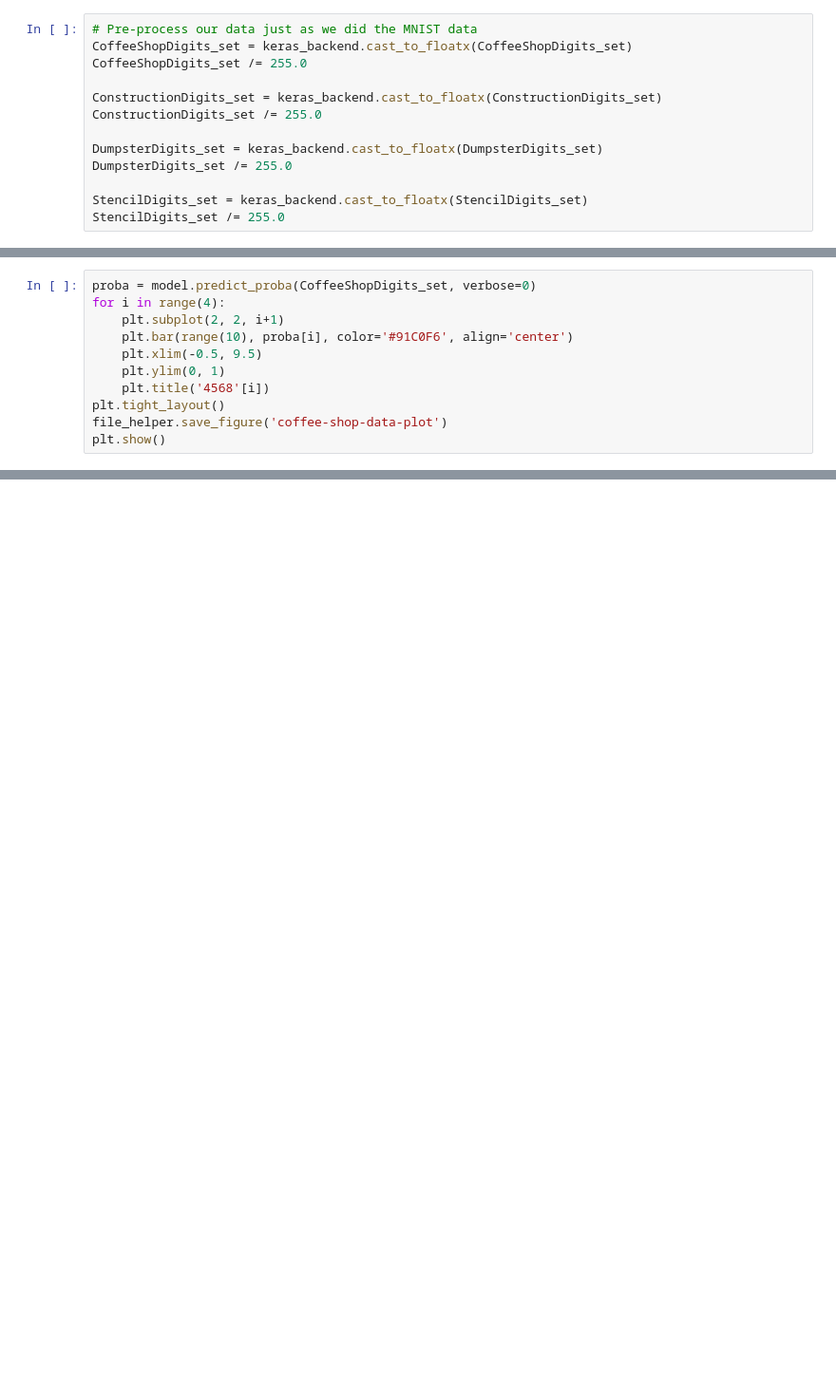
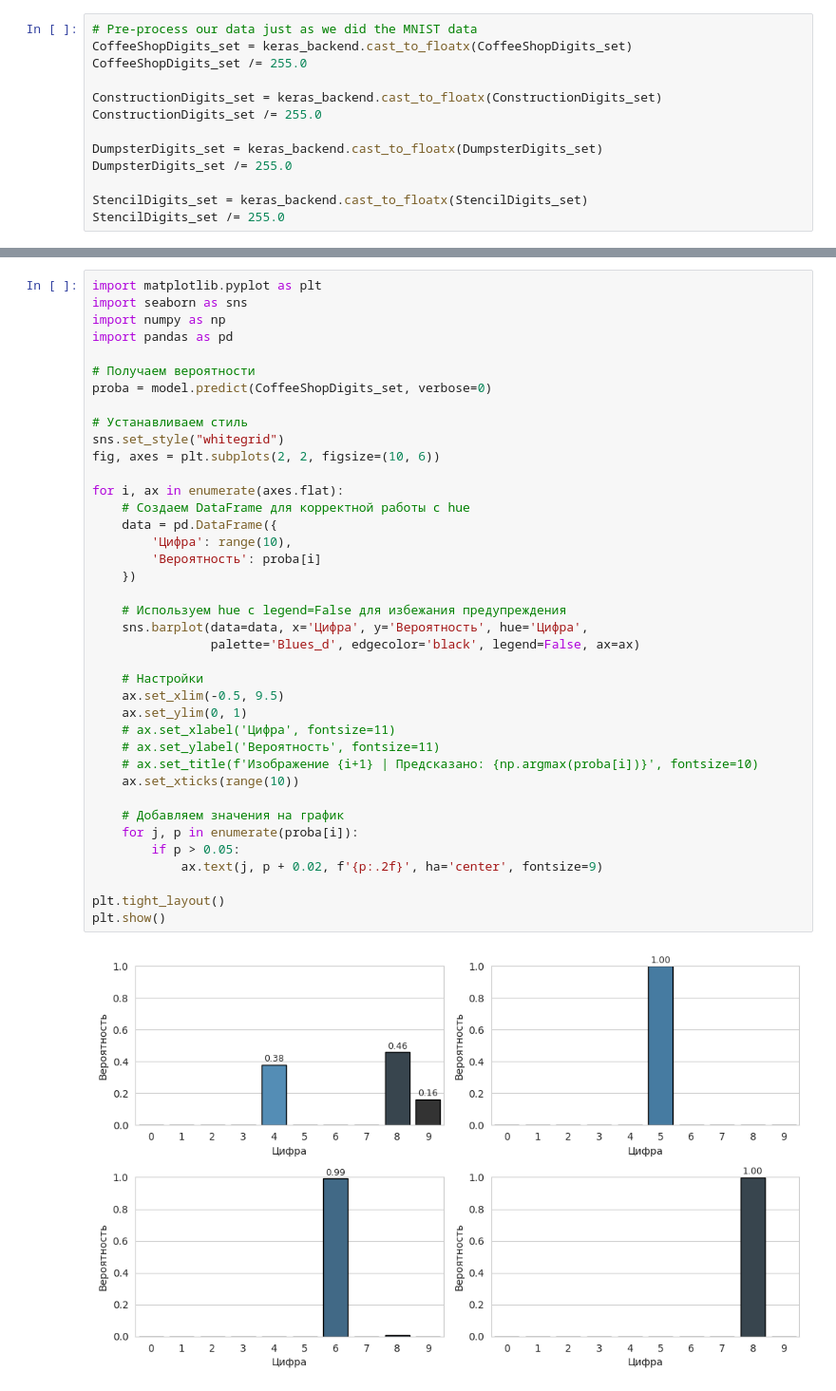
Before and after one commit to MinyaevAndrey/Glassner-DeepLearning-FromBasics-1st-Edition, a Jupyter notebook: DL-1st-Ed-Vol2-Code/Chapter23-KerasPart1/Keras-Notebook-05-MNIST-Photo-Prediction.ipynb, the cells around one changed output, grey strips where cells are left out. Shown at 95% size. Saved outputs shown, nothing was run; the diff lists cells and outputs as text; blank space fills up the shorter version.

```diff
--- a/DL-1st-Ed-Vol2-Code/Chapter23-KerasPart1/Keras-Notebook-05-MNIST-Photo-Prediction.ipynb
+++ b/DL-1st-Ed-Vol2-Code/Chapter23-KerasPart1/Keras-Notebook-05-MNIST-Photo-Prediction.ipynb
@@ -948,11 +929,0 @@ array([  5.85333101e-11,   3.03562002e-11,   3.01085518e-10,
-# %%
-proba = model.predict_proba(CoffeeShopDigits_set, verbose=0)
-for i in range(4):
-    plt.subplot(2, 2, i+1)
-    plt.bar(range(10), proba[i], color='#91C0F6', align='center')
-    plt.xlim(-0.5, 9.5)
-    plt.ylim(0, 1)
-    plt.title('4568'[i])
-plt.tight_layout()
-file_helper.save_figure('coffee-shop-data-plot')
-plt.show()
@@ -972,0 +972,41 @@ array([3, 3, 5])
+# %%
+import matplotlib.pyplot as plt
+import seaborn as sns
+import numpy as np
+import pandas as pd
+
+# Получаем вероятности
+proba = model.predict(CoffeeShopDigits_set, verbose=0)
+
+# Устанавливаем стиль
+sns.set_style("whitegrid")
+fig, axes = plt.subplots(2, 2, figsize=(10, 6))
+
+for i, ax in enumerate(axes.flat):
+    # Создаем DataFrame для корректной работы с hue
+    data = pd.DataFrame({
+        'Цифра': range(10),
+        'Вероятность': proba[i]
+    })
+
+    # Используем hue с legend=False для избежания предупреждения
+    sns.barplot(data=data, x='Цифра', y='Вероятность', hue='Цифра',
+                palette='Blues_d', edgecolor='black', legend=False, ax=ax)
+
+    # Настройки
+    ax.set_xlim(-0.5, 9.5)
+    ax.set_ylim(0, 1)
+    # ax.set_xlabel('Цифра', fontsize=11)
+    # ax.set_ylabel('Вероятность', fontsize=11)
+    # ax.set_title(f'Изображение {i+1} | Предсказано: {np.argmax(proba[i])}', fontsize=10)
+    ax.set_xticks(range(10))
+
+    # Добавляем значения на график
+    for j, p in enumerate(proba[i]):
+        if p > 0.05:
+            ax.text(j, p + 0.02, f'{p:.2f}', ha='center', fontsize=9)
+
+plt.tight_layout()
+plt.show()
+# %% [output]
+[figure, added]
```
Also changed, not shown: parts of 8 cells of this notebook.
